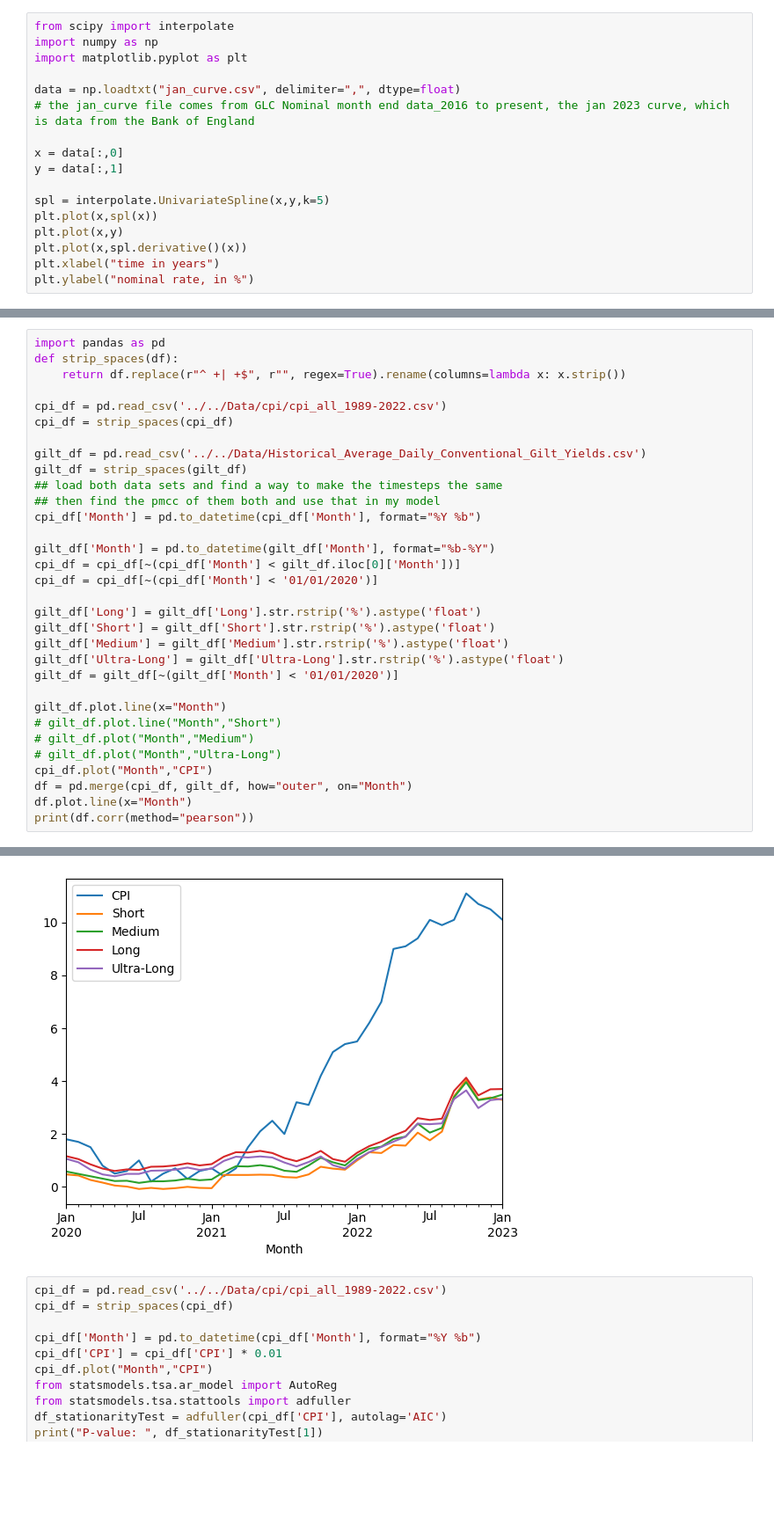
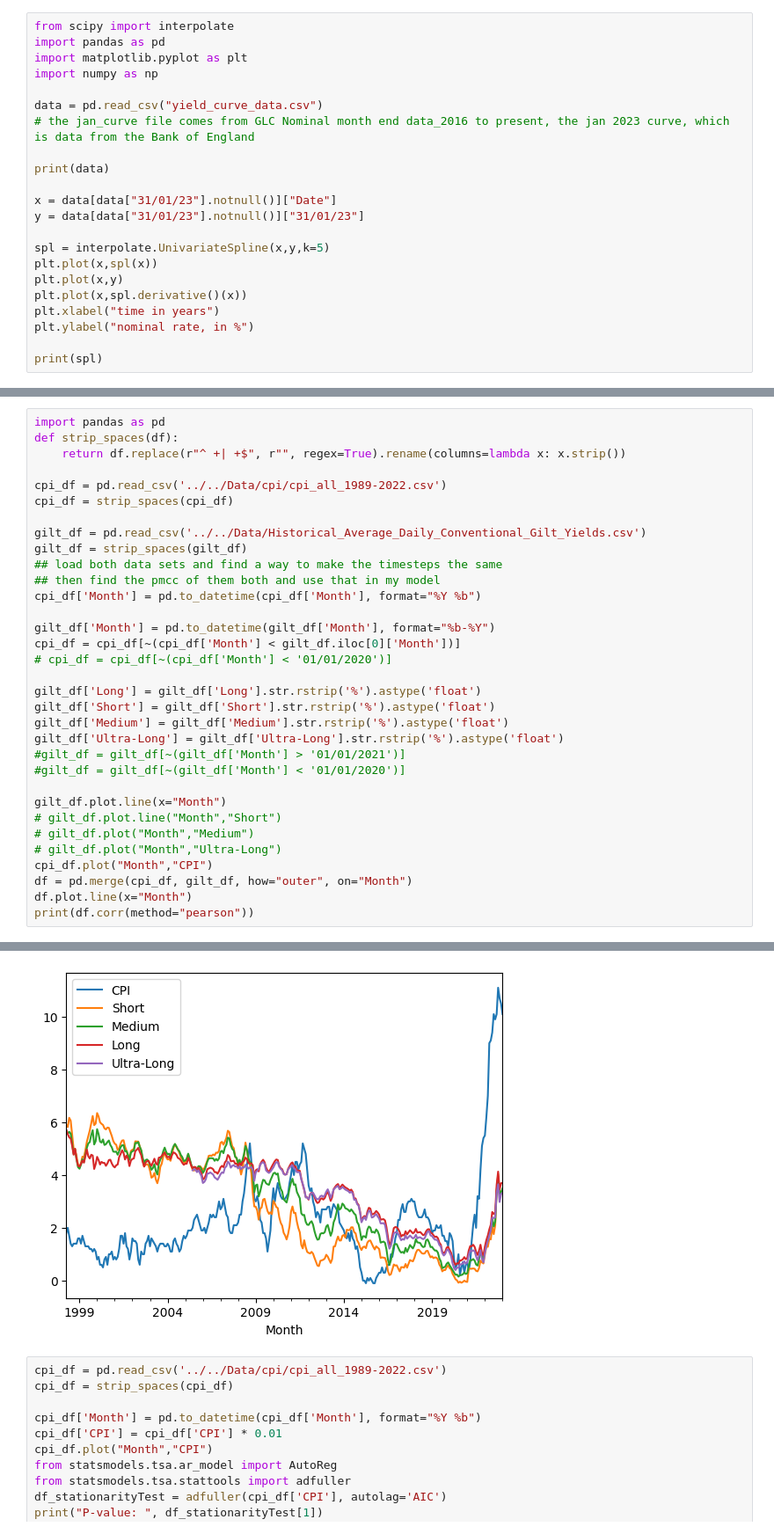
Before and after one commit to sophiebella28/pension_model, a Jupyter notebook: python/calibrate.ipynb, the cells around one changed output, grey strips where cells are left out. Shown at 88% size. Drawn from its saved outputs; the diff is of its cells as text; blank space fills up the shorter version.

```diff
--- a/python/calibrate.ipynb
+++ b/python/calibrate.ipynb
@@ -1,13 +1,16 @@
 # %%
 from scipy import interpolate
+import pandas as pd
+import matplotlib.pyplot as plt
 import numpy as np
-import matplotlib.pyplot as plt
 
-data = np.loadtxt("jan_curve.csv", delimiter=",", dtype=float)
+data = pd.read_csv("yield_curve_data.csv")
 # the jan_curve file comes from GLC Nominal month end data_2016 to present, the jan 2023 curve, which is data from the Bank of England
 
-x = data[:,0]
-y = data[:,1]
+print(data)
+
+x = data[data["31/01/23"].notnull()]["Date"]
+y = data[data["31/01/23"].notnull()]["31/01/23"]
 
 spl = interpolate.UnivariateSpline(x,y,k=5)
 plt.plot(x,spl(x))
@@ -15,4 +18,6 @@ plt.plot(x,y)
 plt.plot(x,spl.derivative()(x))
 plt.xlabel("time in years")
 plt.ylabel("nominal rate, in %")
+
+print(spl)
 # %% [output]
@@ -60,13 +140,14 @@ cpi_df['Month'] = pd.to_datetime(cpi_df['Month'], format="%Y %b")
 
 gilt_df['Month'] = pd.to_datetime(gilt_df['Month'], format="%b-%Y")
 cpi_df = cpi_df[~(cpi_df['Month'] < gilt_df.iloc[0]['Month'])]
-cpi_df = cpi_df[~(cpi_df['Month'] < '01/01/2020')]
+# cpi_df = cpi_df[~(cpi_df['Month'] < '01/01/2020')]
 
 gilt_df['Long'] = gilt_df['Long'].str.rstrip('%').astype('float')
 gilt_df['Short'] = gilt_df['Short'].str.rstrip('%').astype('float')
 gilt_df['Medium'] = gilt_df['Medium'].str.rstrip('%').astype('float')
 gilt_df['Ultra-Long'] = gilt_df['Ultra-Long'].str.rstrip('%').astype('float')
-gilt_df = gilt_df[~(gilt_df['Month'] < '01/01/2020')]
+#gilt_df = gilt_df[~(gilt_df['Month'] > '01/01/2021')]
+#gilt_df = gilt_df[~(gilt_df['Month'] < '01/01/2020')]
 
 gilt_df.plot.line(x="Month")
 # gilt_df.plot.line("Month","Short")
@@ -89,4 +170,4 @@ Ultra-Long  0.834307  0.898997  0.981469  0.986396  0.998439    1.000000
-[figure, old version]
+[figure, new version]
 # %%
 cpi_df = pd.read_csv('../../Data/cpi/cpi_all_1989-2022.csv')
 cpi_df = strip_spaces(cpi_df)
```
Also changed, not shown: parts of 5 cells of this notebook, 14 other files.
